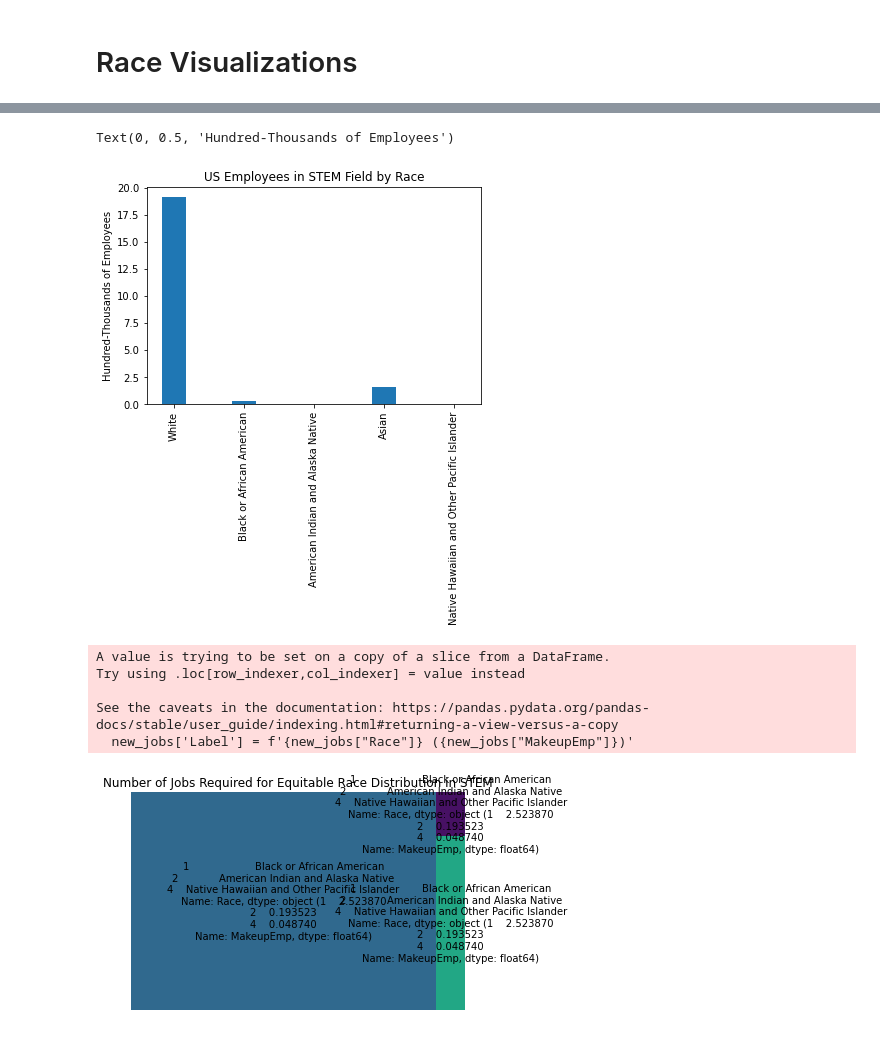
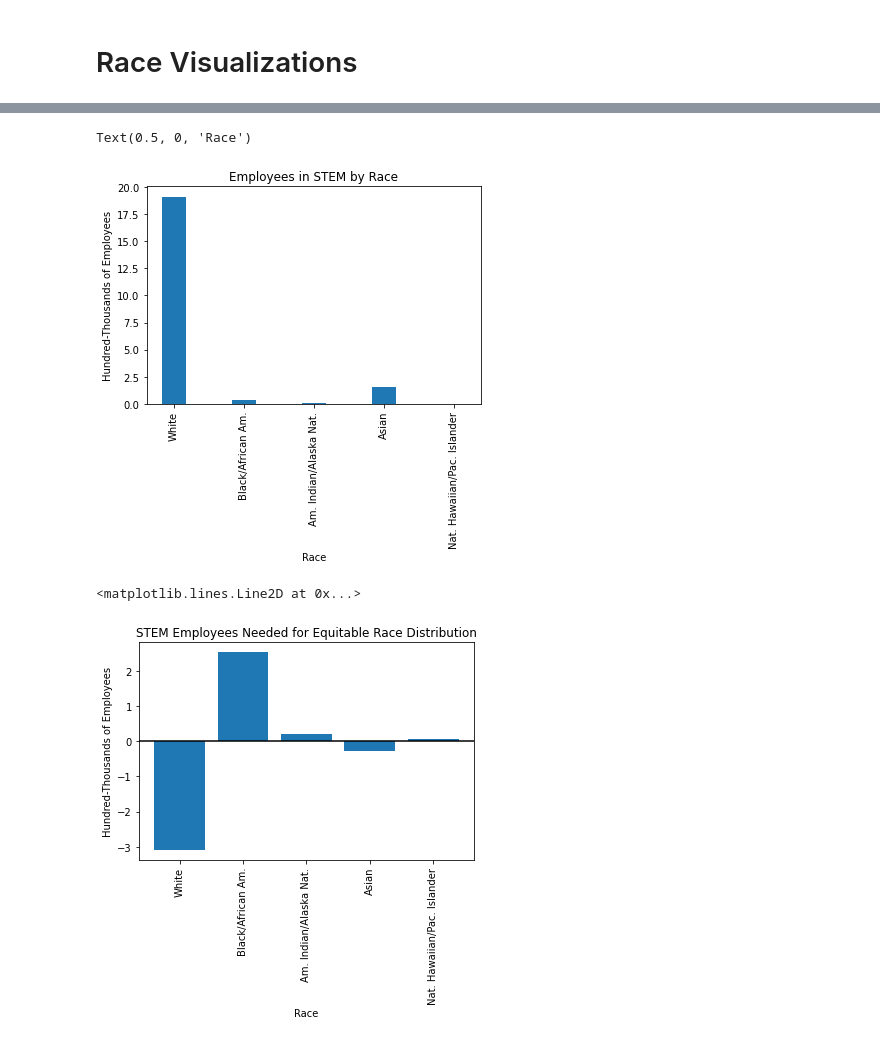
Before and after one commit to jackrlynn3/pandas-census-grp-5, a Jupyter notebook: visualizations.ipynb, the cells around one changed output, grey strips where cells are left out. Cells and saved outputs as stored; diff of their text form; code cells hidden in the pictures.

```diff
--- a/visualizations.ipynb
+++ b/visualizations.ipynb
@@ -110,60 +178,41 @@ Text(0, 0.5, 'Ownership Augmentation')
 # %%
-# Topic 2: (1) Participation of race in STEM and (2) how many people it would take to equitably fill these positions
+# Case study: work in tech
 
 # Get only the wanted part of data
-race_tech = summary_dataset.copy()
+race_tech = race_industry.copy()
 race_tech = race_tech[race_tech['Industry'] == 'Professional, scientific, and technical services']
-race_tech = race_tech[race_tech['Ethnicity'] == 'Total']
-race_tech = race_tech[race_tech['Race'] != 'Total']
-race_tech = race_tech[race_tech['Race'] != 'Equally minority/nonminority']
-race_tech = race_tech[race_tech['Race'] != 'Minority']
-race_tech = race_tech[race_tech['Race'] != 'Nonminority']
-race_tech = race_tech[race_tech['VetStatus'] == 'Total']
-race_tech = race_tech[race_tech['SpousalOwnershipSharing'] == 'Total reporting']
-race_tech = race_tech[race_tech['Sex'] == 'Total']
 
 # Get only necessary categories
-race_tech = race_tech[['Race', 'EmployeeCt']]
+race_tech = race_tech[['Race', 'EmployeeCt', 'PopPerc']]
 
-# Make a bar chart of percentiles of race
+# Graph 4: make-up of tech field by race
 fig, ax = plt.subplots()
 labels = np.arange(len(race_tech['Race']))
 p4 = ax.bar(race_tech['Race'], race_tech['EmployeeCt']/100000, width)
 ax.set_xticks(labels, labels=(list(race_tech['Race'])), rotation=90)
-ax.set_title('US Employees in STEM Field by Race')
+ax.set_title('Employees in STEM by Race')
 ax.set_ylabel('Hundred-Thousands of Employees')
+ax.set_xlabel('Race')
 # %% [output]
-Text(0, 0.5, 'Hundred-Thousands of Employees')
+Text(0.5, 0, 'Race')
-[figure, old version]
+[figure, new version]
 # %%
-# Merge data with population data
-race_tech_dem = re_only_data_dem.copy()
-race_tech_dem = race_tech_dem.rename(columns={'OwnerRace': 'Race'})
-race_tech = race_tech.merge(race_tech_dem, how='inner', on='Race')
-race_tech = race_tech.rename(columns={'Value': 'PopPerc'})
+# Get how many people would be required to be hired in tech to have equitable distribution of employment
 tech_total = race_tech['EmployeeCt'].sum()
 race_tech['MakeupEmp'] = ((race_tech['PopPerc'] / 100) - (race_tech['EmployeeCt'] / tech_total)) * tech_total / 100000
 
-# Make a bar chart of percentiles of race
-#new_jobs = race_tech[race_tech['Race'] != 'White']
-#new_jobs = new_jobs[race_tech['Race'] != 'Asian']
-#squarify.plot(sizes=new_jobs['MakeupEmp'], label=new_jobs['Label'], alpha=1 )
-#plt.axis('off')
-#plt.title('Number of Jobs Required for Equitable Race Distribution in STEM')
-#plt.show()
+# Graph 5: make-up of tech field by race
 fig, ax = plt.subplots()
 labels = np.arange(len(race_tech['Race']))
 p5 = ax.bar(race_tech['Race'], race_tech['MakeupEmp'])
 ax.set_xticks(labels, labels=(list(race_tech['Race'])), rotation=90)
-ax.set_title('Employees Needed in Tech for Equitable Race Distribution')
-ax.set_ylabel('Hundred-Thousands of Needed Employees')
+ax.set_title('STEM Employees Needed for Equitable Race Distribution')
+ax.set_ylabel('Hundred-Thousands of Employees')
+ax.set_xlabel('Race')
+ax.axhline(y=0, color='k', linestyle='-')
 # %% [output]
-A value is trying to be set on a copy of a slice from a DataFrame.
-Try using .loc[row_indexer,col_indexer] = value instead
-
-See the caveats in the documentation: https://pandas.pydata.org/pandas-docs/stable/user_guide/indexing.html#returning-a-view-versus-a-copy
-  new_jobs['Label'] = f'{new_jobs["Race"]} ({new_jobs["MakeupEmp"]})'
+<matplotlib.lines.Line2D at 0x...>
-[figure, old version]
+[figure, new version]
 # %%
 # Plot 3: Compare average income of different races and sexes
 
```
Also changed, not shown: parts of 6 cells of this notebook.
